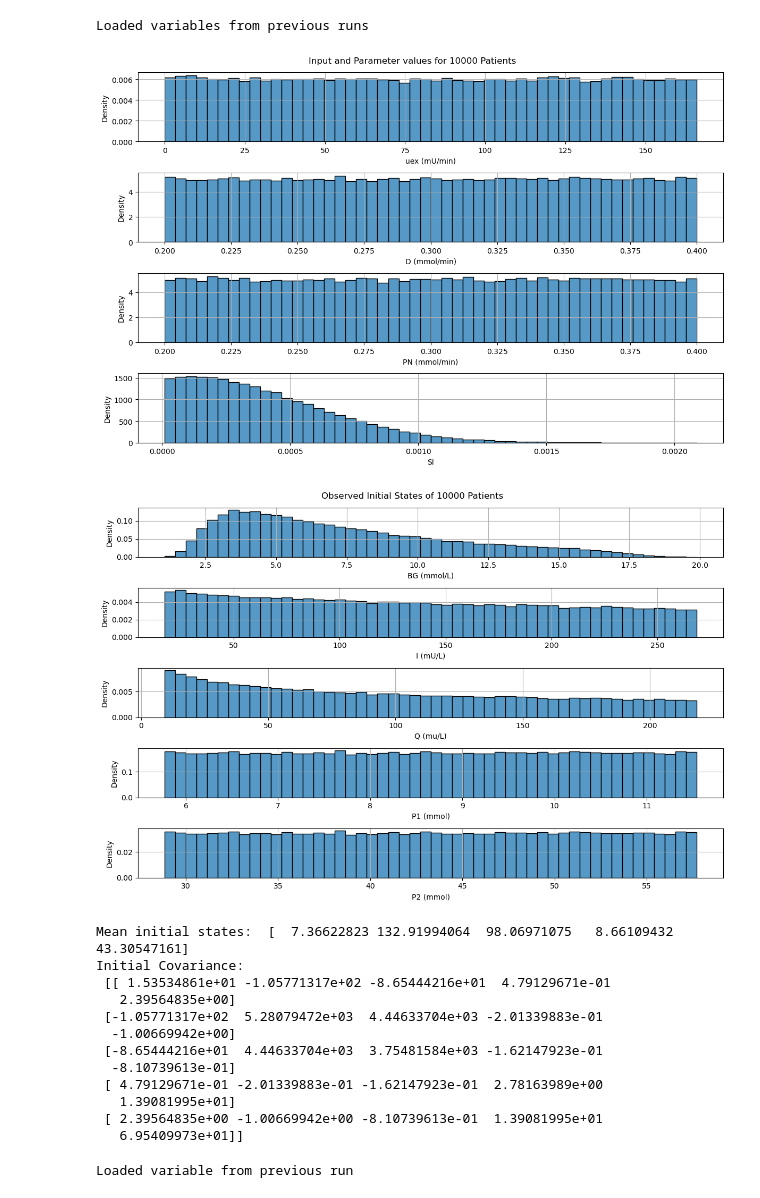
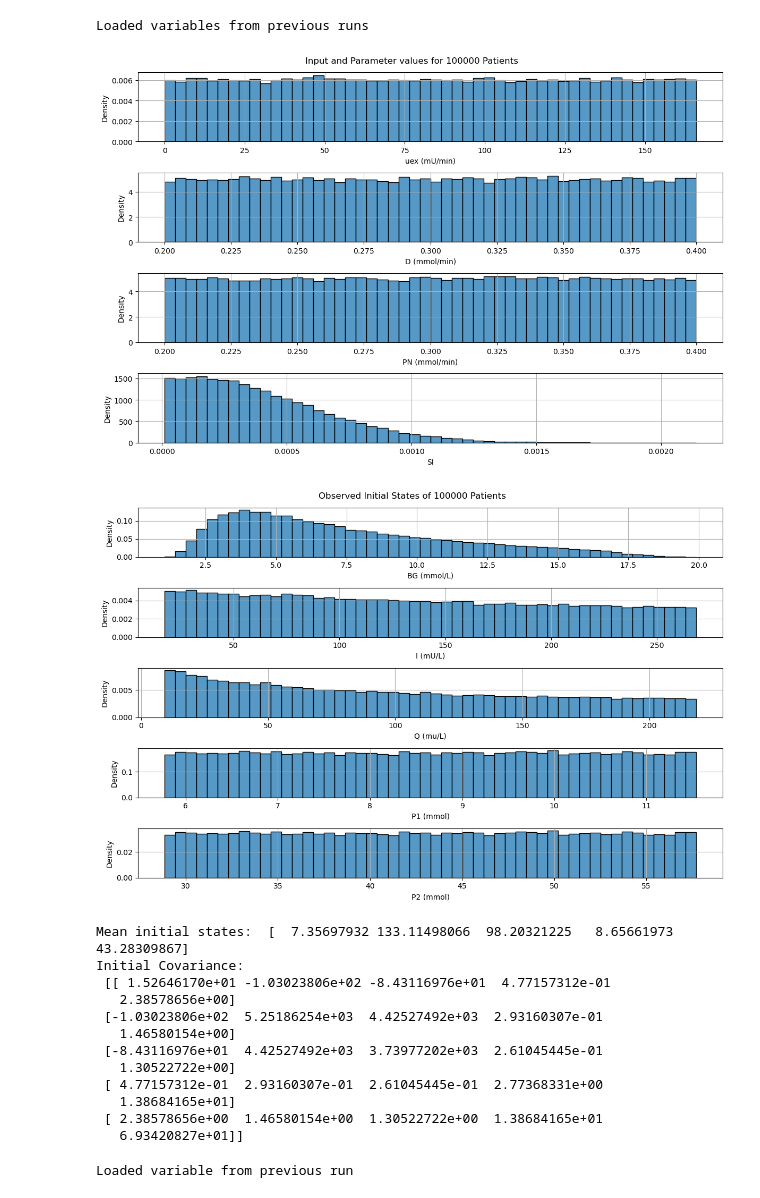
Before and after one commit to mlmulv/Thesis-Code, a Jupyter notebook: notebooks/00_Patient_Cohort.ipynb, the cells around one changed output. Cells and saved outputs as stored; diff of their text form; code cells hidden in the pictures.

```diff
--- a/notebooks/00_Patient_Cohort.ipynb
+++ b/notebooks/00_Patient_Cohort.ipynb
@@ -13,49 +14,53 @@ import utils
 try:
     x0 = np.load("../scripts/variables/x0_00.npy")
     inputs = np.load("../scripts/variables/inputs_00.npy")
-    states = ["BG (mmol/L)", "I (mU/L)", "Q (mu/L)", "P1 (mmol)", "P2 (mmol)"]
-    input_labels = ["uex (mU/min)", "D (mmol/min)", "PN (mmol/min)", "SI"]
     print("Loaded variables from previous runs")
 except Exception:
     print("Run 00_Parameter_Distributions.py script")
 # %% [output]
 Loaded variables from previous runs
+# %%
+with open("../config.toml", "rb") as f:
+    cfg = tomllib.load(f)
+curr_module = "00"
+states = cfg[curr_module]["states"]
+input_labels = cfg[curr_module]["input_labels"]
 # %%
 fig, ax = plt.subplots(inputs.shape[0], 1, figsize=(12, 8))
 for i in range(inputs.shape[0]):
     sns.histplot(data=inputs[i, :], bins=50, stat="density", ax=ax[i])
     ax[i].set_xlabel(input_labels[i])
     ax[i].grid()
-fig.suptitle("Input and Parameter values for 10000 Patients")
+fig.suptitle("Input and Parameter values for 100000 Patients")
 fig.tight_layout()
 # %% [output]
-[figure, old version]
+[figure, new version]
 # %%
 fig, ax = plt.subplots(x0.shape[0], 1, figsize=(12, 8))
 for i in range(x0.shape[0]):
     sns.histplot(data=x0[i, :], bins=50, stat="density", ax=ax[i])
     ax[i].set_xlabel(states[i])
     ax[i].grid()
-fig.suptitle("Observed Initial States of 10000 Patients")
+fig.suptitle("Observed Initial States of 100000 Patients")
 fig.tight_layout()
 # %% [output]
-[figure, old version]
+[figure, new version]
 # %%
 print("Mean initial states: ", np.mean(x0, axis=1))
 print("Initial Covariance: \n", np.cov(x0, rowvar=True, bias=False))
 # %% [output]
-Mean initial states:  [  7.36622823 132.91994064  98.06971075   8.66109432  43.30547161]
+Mean initial states:  [  7.35697932 133.11498066  98.20321225   8.65661973  43.28309867]
 Initial Covariance:
- [[ 1.53534861e+01 -1.05771317e+02 -8.65444216e+01  4.79129671e-01
-   2.39564835e+00]
- [-1.05771317e+02  5.28079472e+03  4.44633704e+03 -2.01339883e-01
-  -1.00669942e+00]
- [-8.65444216e+01  4.44633704e+03  3.75481584e+03 -1.62147923e-01
-  -8.10739613e-01]
- [ 4.79129671e-01 -2.01339883e-01 -1.62147923e-01  2.78163989e+00
-   1.39081995e+01]
- [ 2.39564835e+00 -1.00669942e+00 -8.10739613e-01  1.39081995e+01
-   6.95409973e+01]]
+ [[ 1.52646170e+01 -1.03023806e+02 -8.43116976e+01  4.77157312e-01
+   2.38578656e+00]
+ [-1.03023806e+02  5.25186254e+03  4.42527492e+03  2.93160307e-01
+   1.46580154e+00]
+ [-8.43116976e+01  4.42527492e+03  3.73977202e+03  2.61045445e-01
+   1.30522722e+00]
+ [ 4.77157312e-01  2.93160307e-01  2.61045445e-01  2.77368331e+00
+   1.38684165e+01]
+ [ 2.38578656e+00  1.46580154e+00  1.30522722e+00  1.38684165e+01
+   6.93420827e+01]]
 # %%
 try:
     patient_data = pkl.load(open("../scripts/variables/patient_data_00.pkl", "rb"))
```
Also changed, not shown: parts of 2 cells of this notebook, 6 other files.
